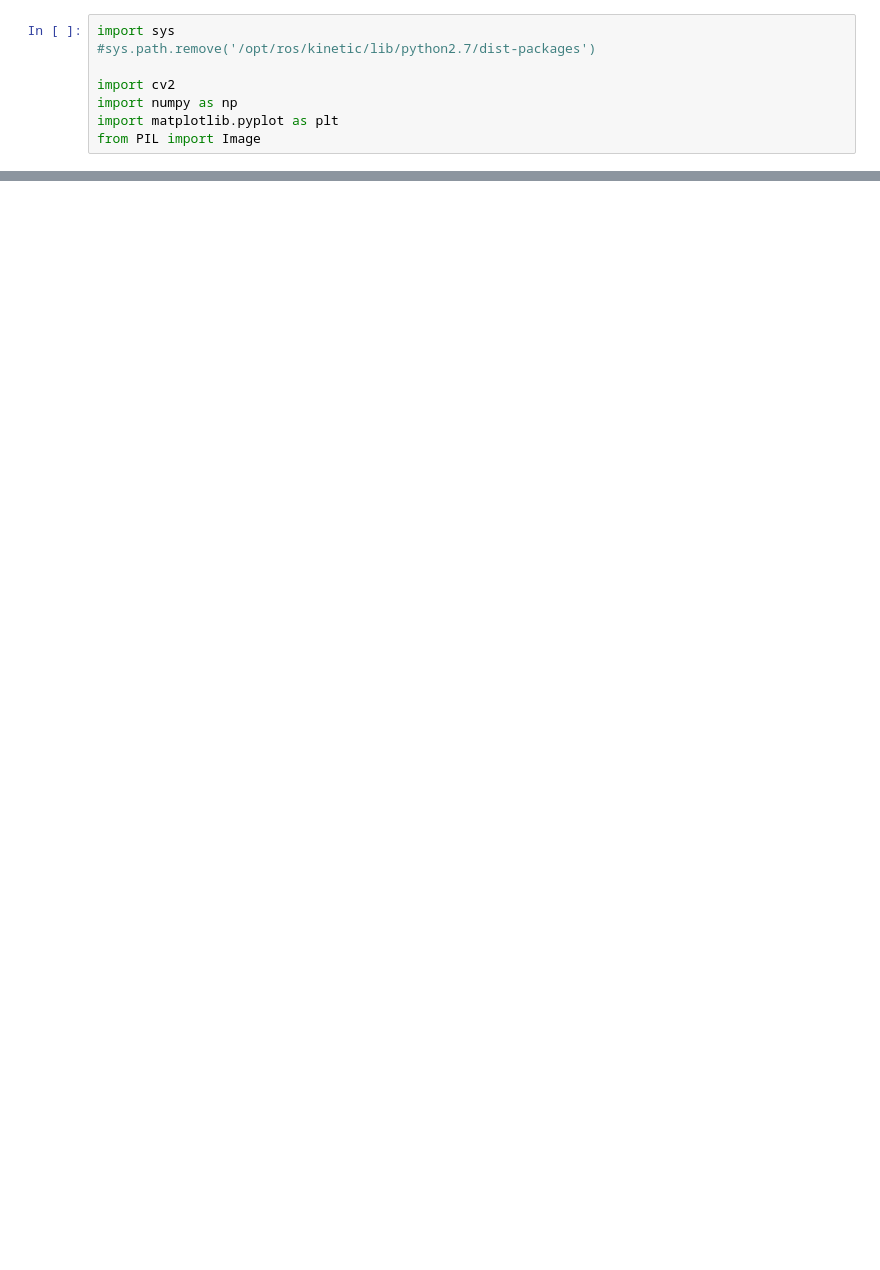
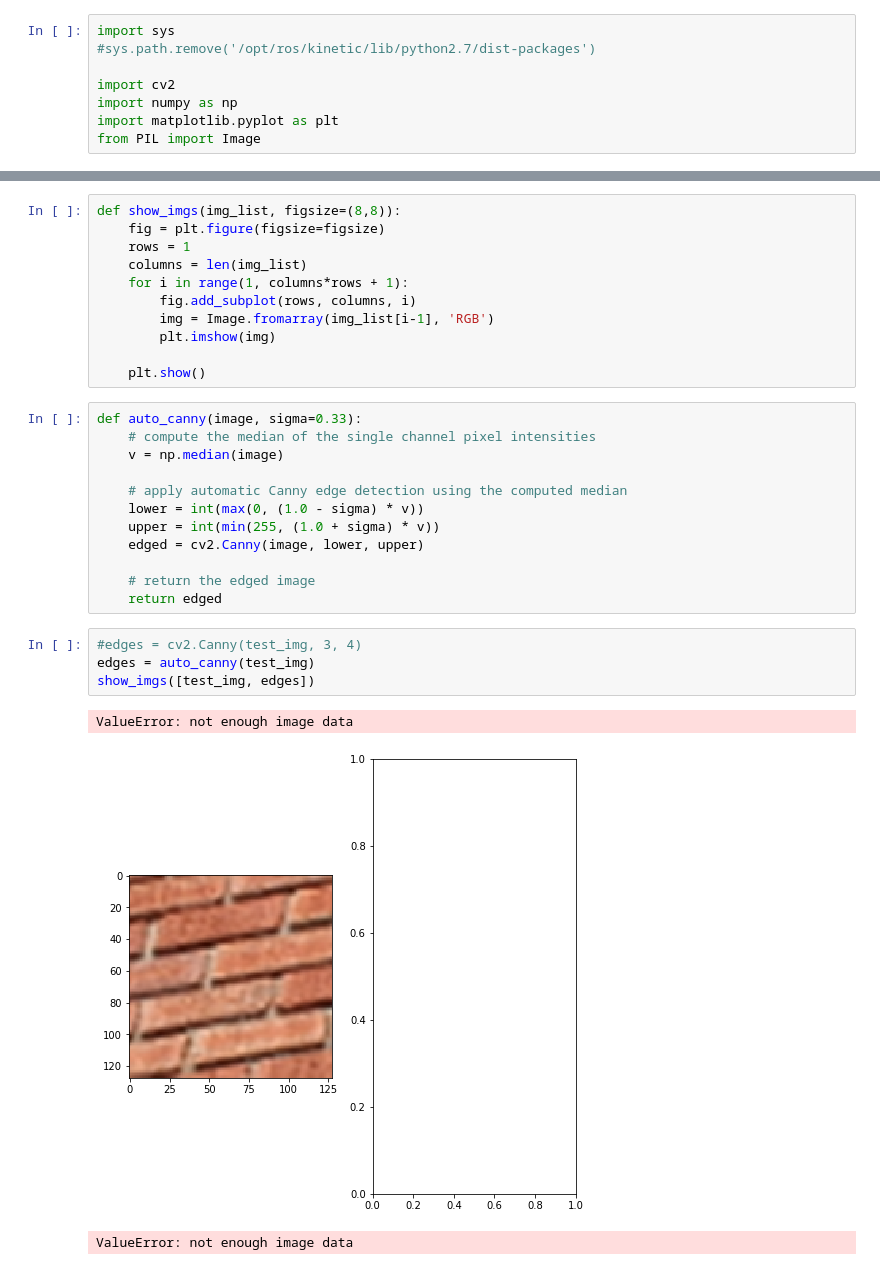
Before and after one commit to spetryk/ComputerVision6670, a Jupyter notebook: exploration1.ipynb, the cells around one changed output, grey strips where cells are left out. Drawn from its saved outputs; the diff is of its cells as text; blank space fills up the shorter version.

```diff
--- a/exploration1.ipynb
+++ b/exploration1.ipynb
@@ -24,0 +59,31 @@ plt.show()
+# %%
+def show_imgs(img_list, figsize=(8,8)):
+    fig = plt.figure(figsize=figsize)
+    rows = 1
+    columns = len(img_list)
+    for i in range(1, columns*rows + 1):
+        fig.add_subplot(rows, columns, i)
+        img = Image.fromarray(img_list[i-1], 'RGB')
+        plt.imshow(img)
+
+    plt.show()
+# %%
+def auto_canny(image, sigma=0.33):
+	# compute the median of the single channel pixel intensities
+	v = np.median(image)
+
+	# apply automatic Canny edge detection using the computed median
+	lower = int(max(0, (1.0 - sigma) * v))
+	upper = int(min(255, (1.0 + sigma) * v))
+	edged = cv2.Canny(image, lower, upper)
+
+	# return the edged image
+	return edged
+# %%
+#edges = cv2.Canny(test_img, 3, 4)
+edges = auto_canny(test_img)
+show_imgs([test_img, edges])
+# %% [output]
+ValueError: not enough image data
+[figure, added]
+ValueError: not enough image data
```
Also changed, not shown: parts of 6 cells of this notebook, 1 other file.
